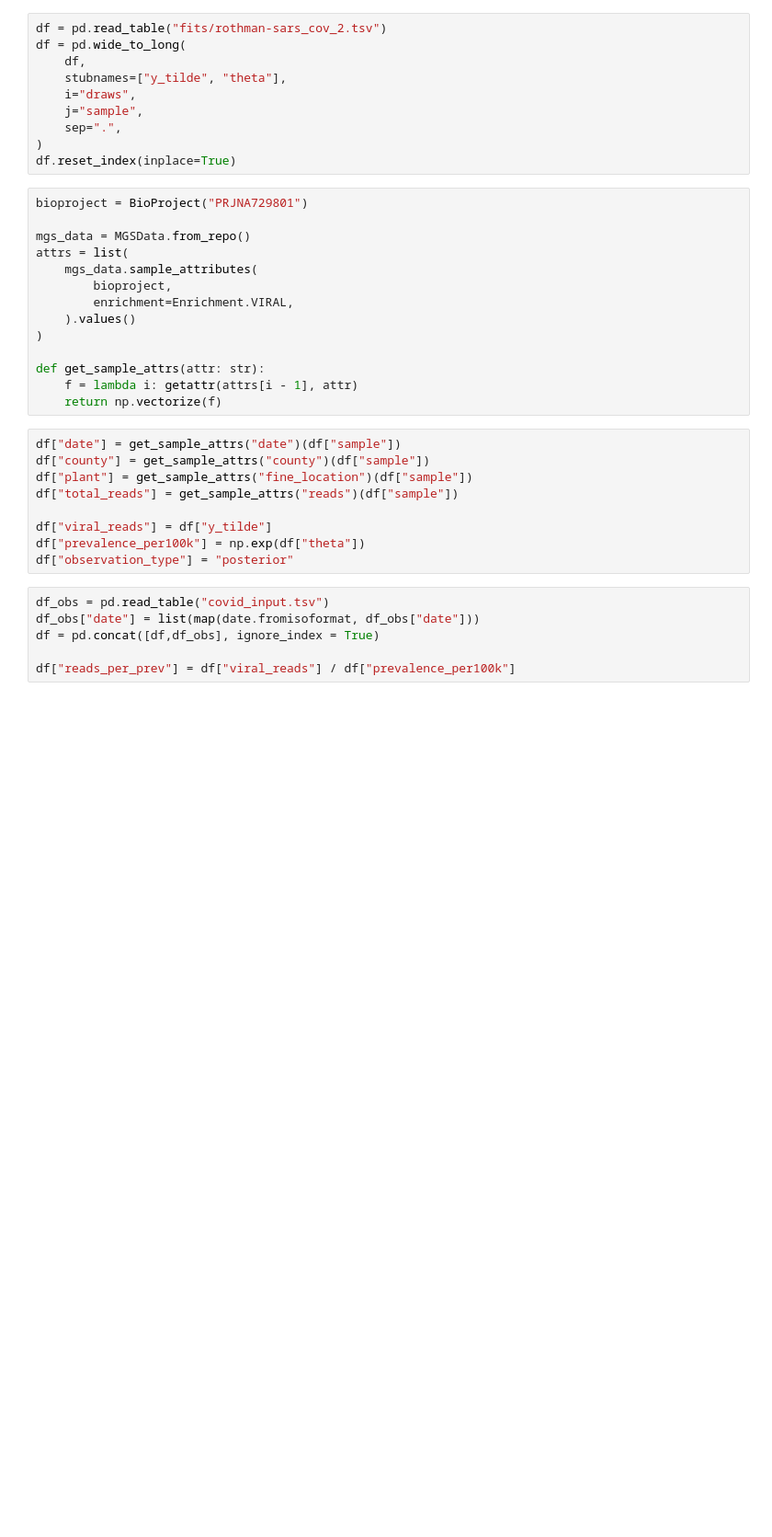
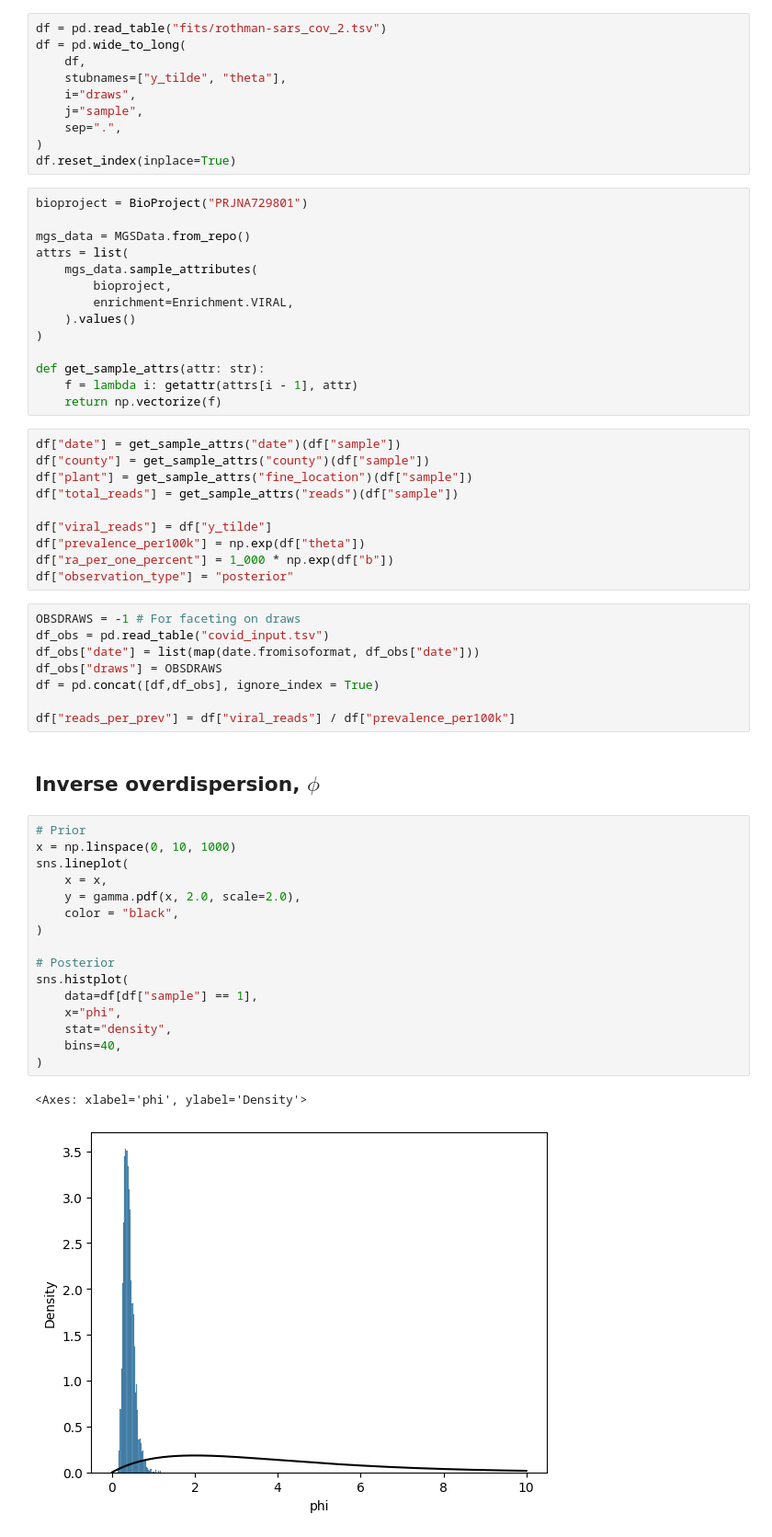
Before and after one commit to naobservatory/p2ra, a Jupyter notebook: post_pred.ipynb, the cells around one changed output. Shown: that part at 92% size. Drawn from its saved outputs; the diff is of its cells as text; blank space fills up the shorter version.

```diff
--- a/post_pred.ipynb
+++ b/post_pred.ipynb
@@ -37,10 +38,34 @@ df["total_reads"] = get_sample_attrs("reads")(df["sample"])
 
 df["viral_reads"] = df["y_tilde"]
 df["prevalence_per100k"] = np.exp(df["theta"])
+df["ra_per_one_percent"] = 1_000 * np.exp(df["b"])
 df["observation_type"] = "posterior"
 # %%
+OBSDRAWS = -1 # For faceting on draws
 df_obs = pd.read_table("covid_input.tsv")
 df_obs["date"] = list(map(date.fromisoformat, df_obs["date"]))
+df_obs["draws"] = OBSDRAWS
 df = pd.concat([df,df_obs], ignore_index = True)
 
 df["reads_per_prev"] = df["viral_reads"] / df["prevalence_per100k"]
+# %% [markdown]
+## Inverse overdispersion, $\phi$
+# %%
+# Prior
+x = np.linspace(0, 10, 1000)
+sns.lineplot(
+    x = x,
+    y = gamma.pdf(x, 2.0, scale=2.0),
+    color = "black",
+)
+
+# Posterior
+sns.histplot(
+    data=df[df["sample"] == 1],
+    x="phi",
+    stat="density",
+    bins=40,
+)
+# %% [output]
+<Axes: xlabel='phi', ylabel='Density'>
+[figure, added]
```
Also changed, not shown: parts of 16 cells of this notebook, 1 other file.
